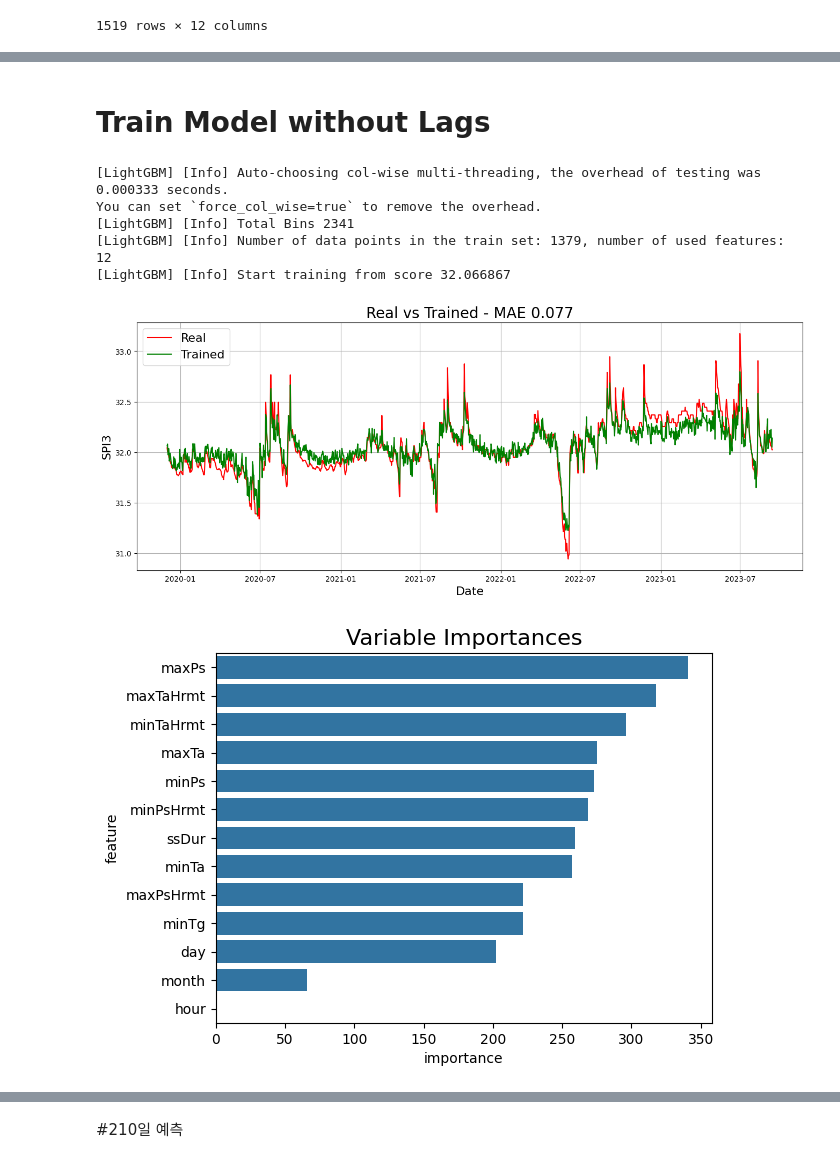
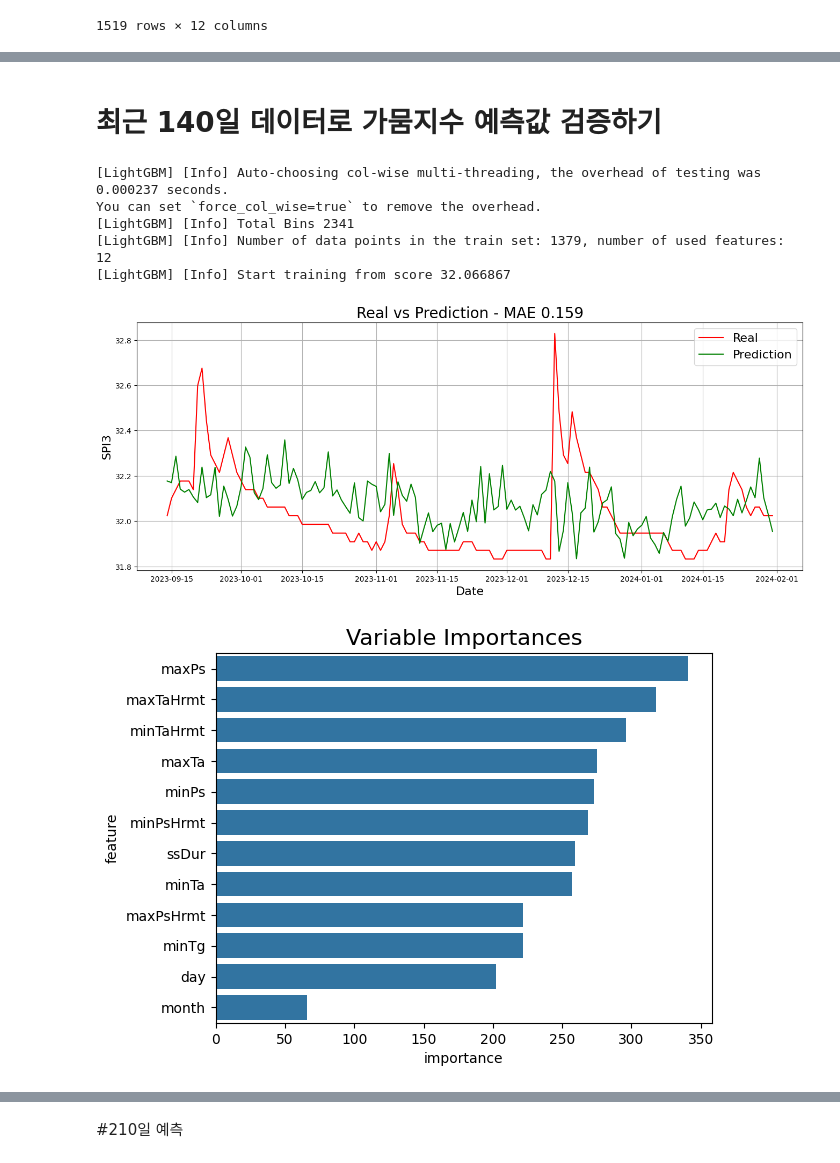
Before and after one commit to youngmook/aihub, a Jupyter notebook: drought_Prediction_SGI.ipynb, the cells around one changed output, grey strips where cells are left out. Cells and saved outputs as stored; diff of their text form; code cells hidden in the pictures.

```diff
--- a/drought_Prediction_SGI.ipynb
+++ b/drought_Prediction_SGI.ipynb
@@ -166,8 +170,6 @@ df.drop('datetime', axis=1, inplace=True)
 # %%
-#create hour, day and month variables from datetime index
-df['hour'] = df.index.hour
+#create day and month variables from datetime index
 df['day'] = df.index.day
 df['month'] = df.index.month
 
-#drop casual and registered columns
-#df.drop(['casual', 'registered'], axis=1, inplace=True)
+df
@@ -281,12 +286,12 @@ You can set `force_col_wise=true` to remove the overhead.
-# %% [markdown]
-# Train Model without Lags
+# %% [markdown]
+# 최근 140일 데이터로 가뭄지수 예측값 검증하기
 # %%
-train_time_series_with_folds_for_train(df, 7*20)
+train_time_series_with_folds(df, 7*20)
 # %% [output]
-[LightGBM] [Info] Auto-choosing col-wise multi-threading, the overhead of testing was 0.000333 seconds.
+[LightGBM] [Info] Auto-choosing col-wise multi-threading, the overhead of testing was 0.000237 seconds.
 You can set `force_col_wise=true` to remove the overhead.
 [LightGBM] [Info] Total Bins 2341
 [LightGBM] [Info] Number of data points in the train set: 1379, number of used features: 12
 [LightGBM] [Info] Start training from score 32.066867
-[figure, old version]
+[figure, new version]
-[figure, old version]
+[figure, new version]
```
Also changed, not shown: parts of 18 cells of this notebook.
